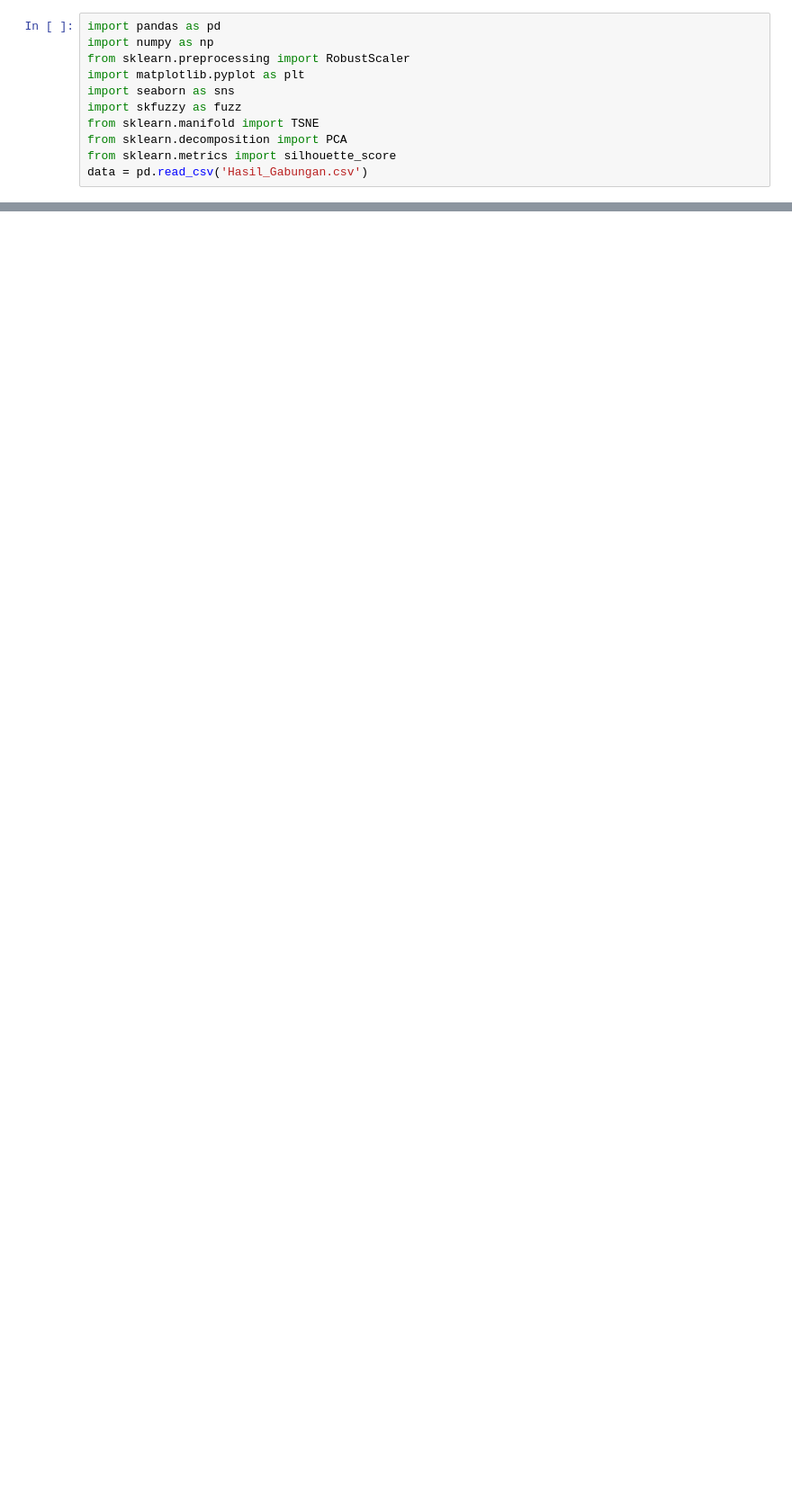
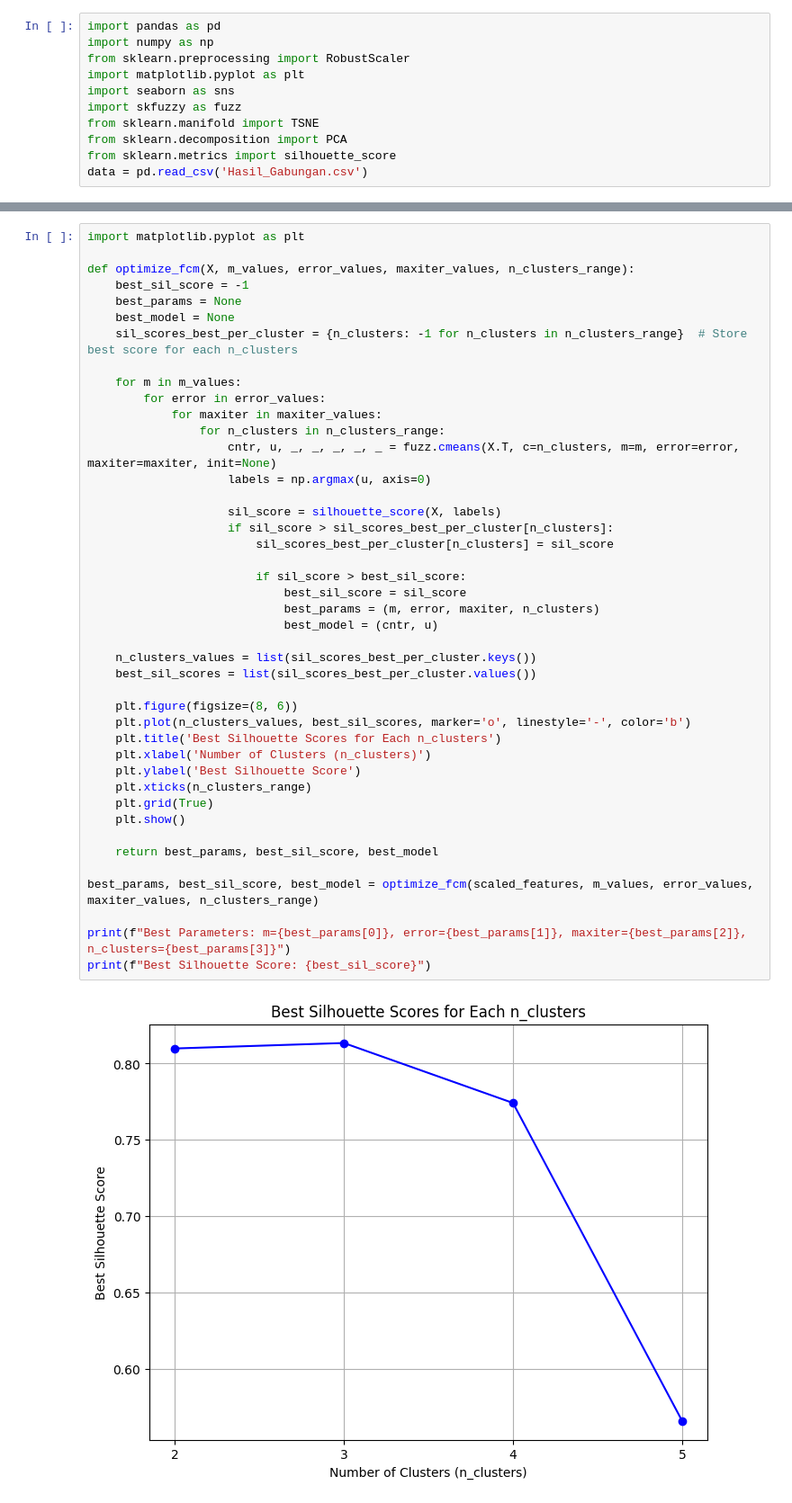
Before and after one commit to XQVWMM/konsumsi-listrik-notebook, a Jupyter notebook: FuzzyCMeans.ipynb, the cells around one changed output, grey strips where cells are left out. Shown at 90% size. Saved outputs shown, nothing was run; the diff lists cells and outputs as text; blank space fills up the shorter version.

```diff
--- a/FuzzyCMeans.ipynb
+++ b/FuzzyCMeans.ipynb
@@ -56,0 +12,45 @@ Best Silhouette Score: 0.8134610115525492
+# %%
+import matplotlib.pyplot as plt
+
+def optimize_fcm(X, m_values, error_values, maxiter_values, n_clusters_range):
+    best_sil_score = -1
+    best_params = None
+    best_model = None
+    sil_scores_best_per_cluster = {n_clusters: -1 for n_clusters in n_clusters_range}  # Store best score for each n_clusters
+
+    for m in m_values:
+        for error in error_values:
+            for maxiter in maxiter_values:
+                for n_clusters in n_clusters_range:
+                    cntr, u, _, _, _, _, _ = fuzz.cmeans(X.T, c=n_clusters, m=m, error=error, maxiter=maxiter, init=None)
+                    labels = np.argmax(u, axis=0)
+
+                    sil_score = silhouette_score(X, labels)
+                    if sil_score > sil_scores_best_per_cluster[n_clusters]:
+                        sil_scores_best_per_cluster[n_clusters] = sil_score
+
+                        if sil_score > best_sil_score:
+                            best_sil_score = sil_score
+                            best_params = (m, error, maxiter, n_clusters)
+                            best_model = (cntr, u)
+
+    n_clusters_values = list(sil_scores_best_per_cluster.keys())
+    best_sil_scores = list(sil_scores_best_per_cluster.values())
+
+    plt.figure(figsize=(8, 6))
+    plt.plot(n_clusters_values, best_sil_scores, marker='o', linestyle='-', color='b')
+    plt.title('Best Silhouette Scores for Each n_clusters')
+    plt.xlabel('Number of Clusters (n_clusters)')
+    plt.ylabel('Best Silhouette Score')
+    plt.xticks(n_clusters_range)
+    plt.grid(True)
+    plt.show()
+
+    return best_params, best_sil_score, best_model
+
+best_params, best_sil_score, best_model = optimize_fcm(scaled_features, m_values, error_values, maxiter_values, n_clusters_range)
+
+print(f"Best Parameters: m={best_params[0]}, error={best_params[1]}, maxiter={best_params[2]}, n_clusters={best_params[3]}")
+print(f"Best Silhouette Score: {best_sil_score}")
+# %% [output]
+[figure, added]
```
Also changed, not shown: parts of 4 cells of this notebook, 3 other files.
